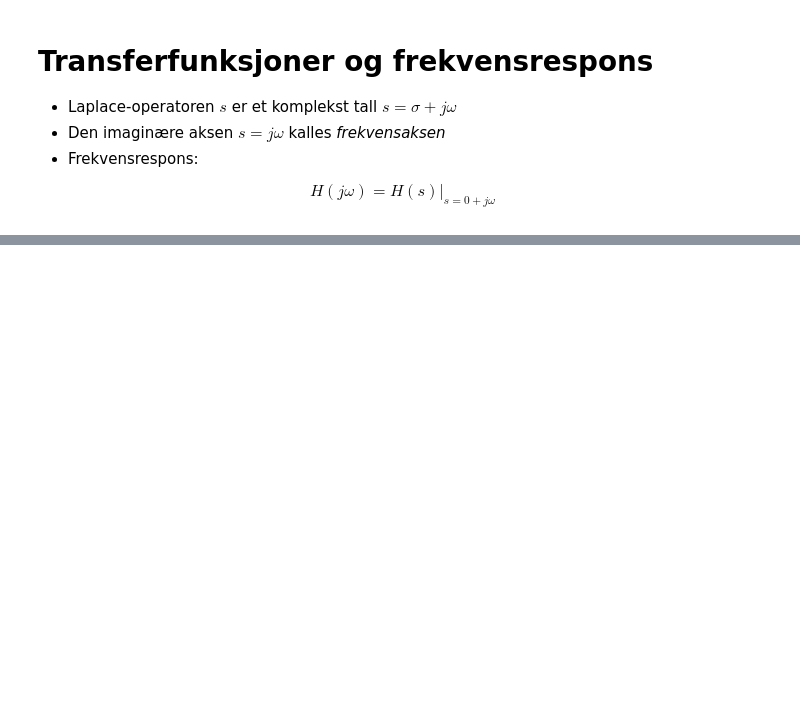
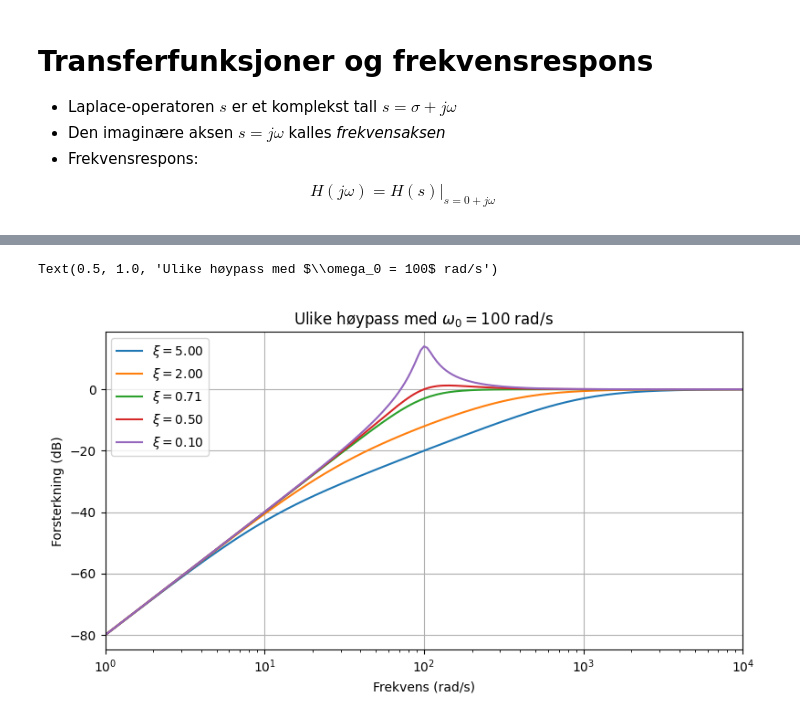
Before and after one commit to kaierih/AIS1004_Forelesninger, a Jupyter notebook: Uke08_Frekvensrespons.ipynb, the cells around one changed output, grey strips where cells are left out. Saved outputs shown, nothing was run; the diff lists cells and outputs as text; code cells hidden in the pictures; blank space fills up the shorter version.

```diff
--- a/Uke08_Frekvensrespons.ipynb
+++ b/Uke08_Frekvensrespons.ipynb
@@ -350,0 +447,16 @@ $$\omega_c = \frac{1}{RC} = \frac{1}{\tau}$$
+# %%
+w_0 = 100 # Naturlig frekvens
+xi_list = [5, 2, np.sqrt(0.5), 0.5, 0.1] # Ulike dempingsrater
+
+w = np.logspace(0, 4, 201)
+plt.close(7);plt.figure(7)
+for xi in xi_list:
+    _, mag, phase = sig.bode(sig.TransferFunction([1, 0, 0],[1, 2*xi*w_0, w_0**2]), w)
+    plt.semilogx(w, mag, label=r"$\xi = %.2f$"%(xi))
+plt.legend()
+plt.xlabel("Frekvens (rad/s)")
+plt.ylabel("Forsterkning (dB)")
+plt.title("Ulike høypassfiltre med $\omega_0 = 100$ rad/s")
+# %% [output]
+Text(0.5, 1.0, 'Ulike høypass med $\\omega_0 = 100$ rad/s')
+[figure, added]
```
Also changed, not shown: parts of 25 cells of this notebook.
